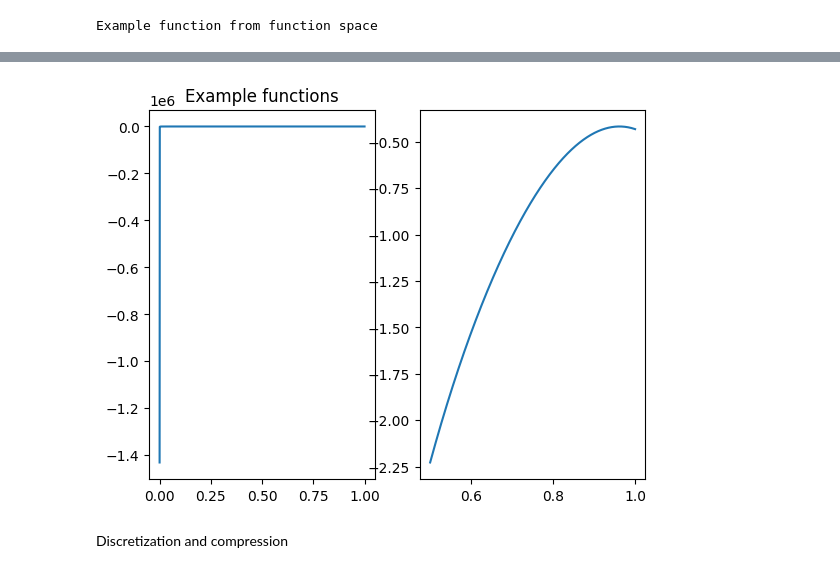
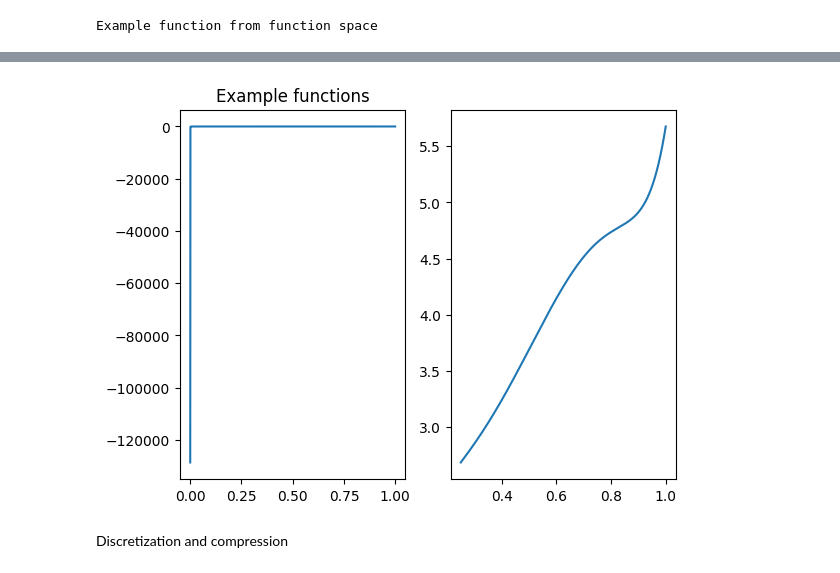
Before and after one commit to jakobtkn/ggqpy, a Jupyter notebook: example.ipynb, the cells around one changed output, grey strips where cells are left out. Drawn from its saved outputs; the diff is of its cells as text; code cells hidden in the pictures.

```diff
--- a/example.ipynb
+++ b/example.ipynb
@@ -23,8 +23,8 @@ seed = 1
+# %%
+rng_gen = np.random.default_rng(seed)
+F = example_problem(I, number_of_functions = 100, expr_gen=gen_poly_and_sing)
+ex_f, ex_f_expr = F.generate_example_function()
 # %%
-rng_gen = np.random.default_rng(seed)
-F = example_problem(I, number_of_functions = 10, expr_gen=gen_poly_and_sing)
-ex_f, ex_f_expr = F.generate_example_function()
-
 print("Example function from function space")
 display(ex_f_expr)
 xx = np.linspace(I.a,I.b,1000)
@@ -33,7 +33,7 @@ plt.subplot(1, 2, 1)
 plt.title("Example functions")
 plt.plot(xx,ex_f(xx))
 plt.subplot(1, 2, 2);
-xx2 = np.linspace((I.a+I.b)/2,I.b,1000)
+xx2 = np.linspace((I.a + I.b)/4,I.b,1000)
 plt.plot(xx2,ex_f(xx2));
 # %% [output]
 Example function from function space
@@ -41,4 +41,4 @@ $\displaystyle - 1.56082069443351 x^{4} - 0.383762014012783 x^{3} + 1.7627203799
-[figure, old version]
+[figure, new version]
 # %% [markdown]
 Discretization and compression
 # %%
```
Also changed, not shown: parts of 11 cells of this notebook, 2 other files.
